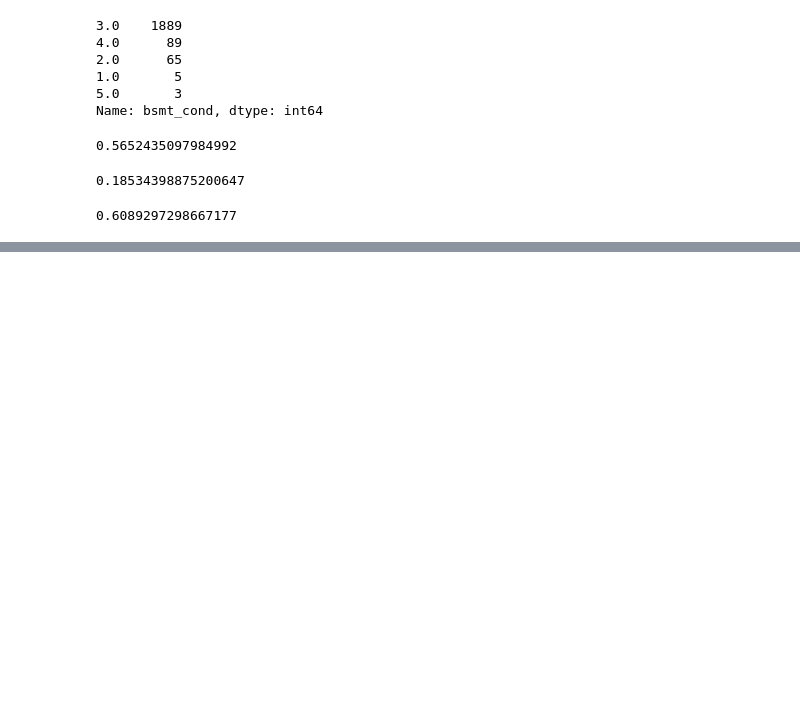
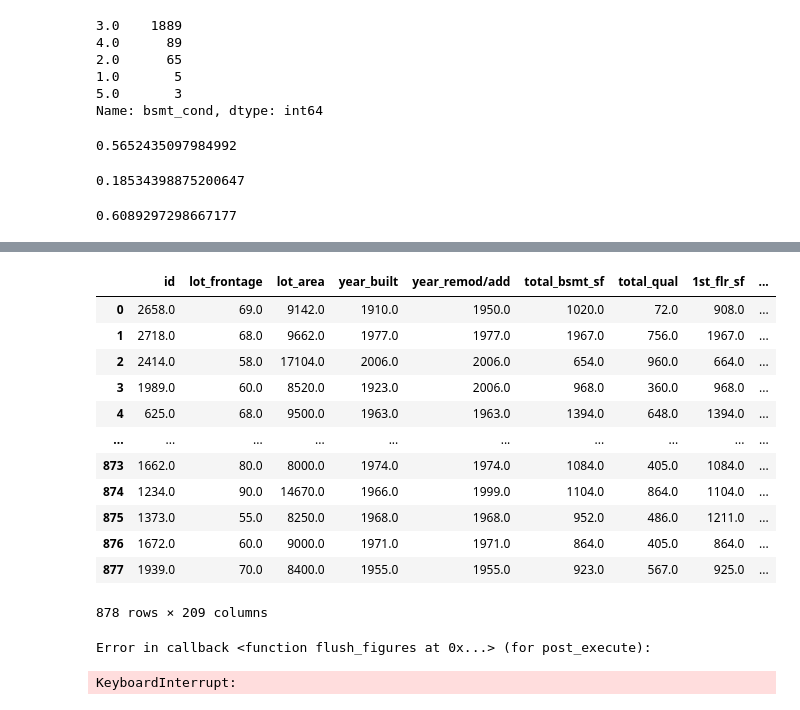
Before and after one commit to robbherndon/Ames-Housing, a Jupyter notebook: Untitled Folder/Notebook for pre-processing.ipynb, the cells around one changed output, grey strips where cells are left out. Cells and saved outputs as stored; diff of their text form; code cells hidden in the pictures; blank space fills up the shorter version.

```diff
--- a/Untitled Folder/Notebook for pre-processing.ipynb
+++ b/Untitled Folder/Notebook for pre-processing.ipynb
@@ -61,0 +189,3 @@ sns.heatmap(corr, cmap='coolwarm', vmin=-1, vmax=1, annot=True, mask=mask);
+# %%
+# Create X_poly for test
+X_poly_test = poly.transform(X_test)
@@ -61,0 +231,18 @@ sns.heatmap(corr, cmap='coolwarm', vmin=-1, vmax=1, annot=True, mask=mask);
+# %%
+# Create poly_test Dataframe
+poly_test = pd.DataFrame(X_poly_test, columns=poly.get_feature_names(features))
+poly_test
+# %% [output]
+|  | id | lot_frontage | lot_area | year_built | year_remod/add | total_bsmt_sf | total_qual | 1st_flr_sf | ... |
+| 0 | 2658.0 | 69.0 | 9142.0 | 1910.0 | 1950.0 | 1020.0 | 72.0 | 908.0 | ... |
+| 1 | 2718.0 | 68.0 | 9662.0 | 1977.0 | 1977.0 | 1967.0 | 756.0 | 1967.0 | ... |
+| 2 | 2414.0 | 58.0 | 17104.0 | 2006.0 | 2006.0 | 654.0 | 960.0 | 664.0 | ... |
+| 3 | 1989.0 | 60.0 | 8520.0 | 1923.0 | 2006.0 | 968.0 | 360.0 | 968.0 | ... |
+| 4 | 625.0 | 68.0 | 9500.0 | 1963.0 | 1963.0 | 1394.0 | 648.0 | 1394.0 | ... |
+| ... | ... | ... | ... | ... | ... | ... | ... | ... | ... |
+| 873 | 1662.0 | 80.0 | 8000.0 | 1974.0 | 1974.0 | 1084.0 | 405.0 | 1084.0 | ... |
+| 874 | 1234.0 | 90.0 | 14670.0 | 1966.0 | 1999.0 | 1104.0 | 864.0 | 1104.0 | ... |
+| 875 | 1373.0 | 55.0 | 8250.0 | 1968.0 | 1968.0 | 952.0 | 486.0 | 1211.0 | ... |
+| 876 | 1672.0 | 60.0 | 9000.0 | 1971.0 | 1971.0 | 864.0 | 405.0 | 864.0 | ... |
+| 877 | 1939.0 | 70.0 | 8400.0 | 1955.0 | 1955.0 | 923.0 | 567.0 | 925.0 | ... |
+878 rows × 209 columns
@@ -62,3 +255,12 @@ sns.heatmap(corr, cmap='coolwarm', vmin=-1, vmax=1, annot=True, mask=mask);
+# %%
+corr = train_and_poly.corr()
+plt.figure(figsize=(30, 20))
+mask = np.zeros_like(corr)
+mask[np.triu_indices_from(mask)] = True
+sns.heatmap(corr, cmap='coolwarm', vmin=-1, vmax=1, annot=True, mask=mask);
+# %% [output]
+Error in callback <function flush_figures at 0x...> (for post_execute):
+KeyboardInterrupt:
 # %%
 train.to_csv("../datasets/train_feat_eng.csv")
 # %%
```
Also changed, not shown: parts of 26 cells of this notebook, 5 other files.
